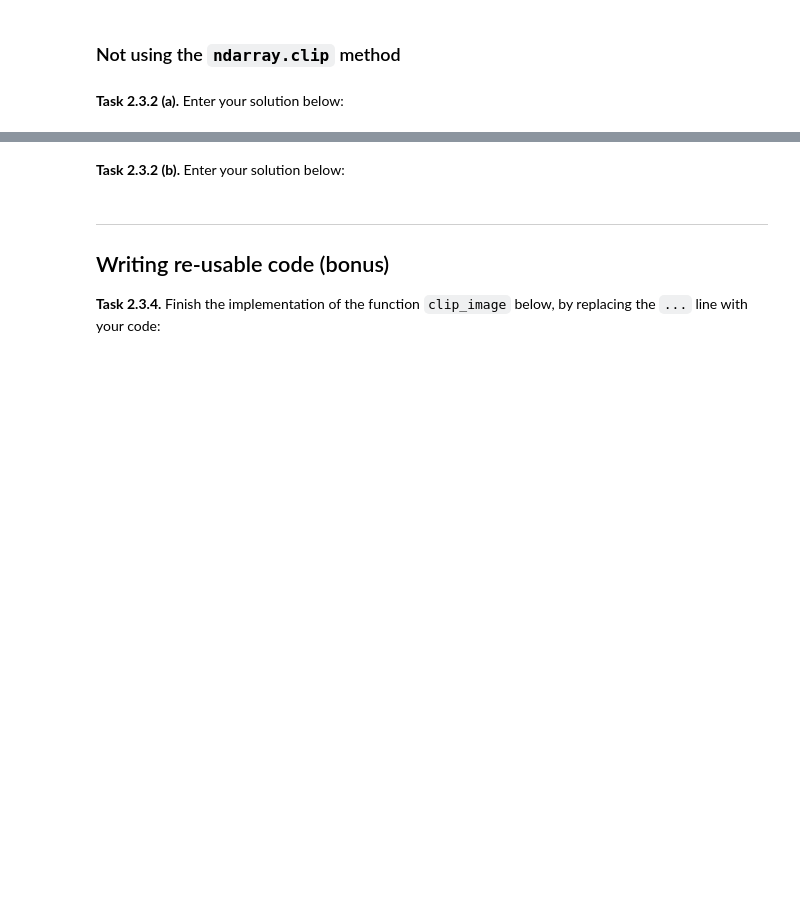
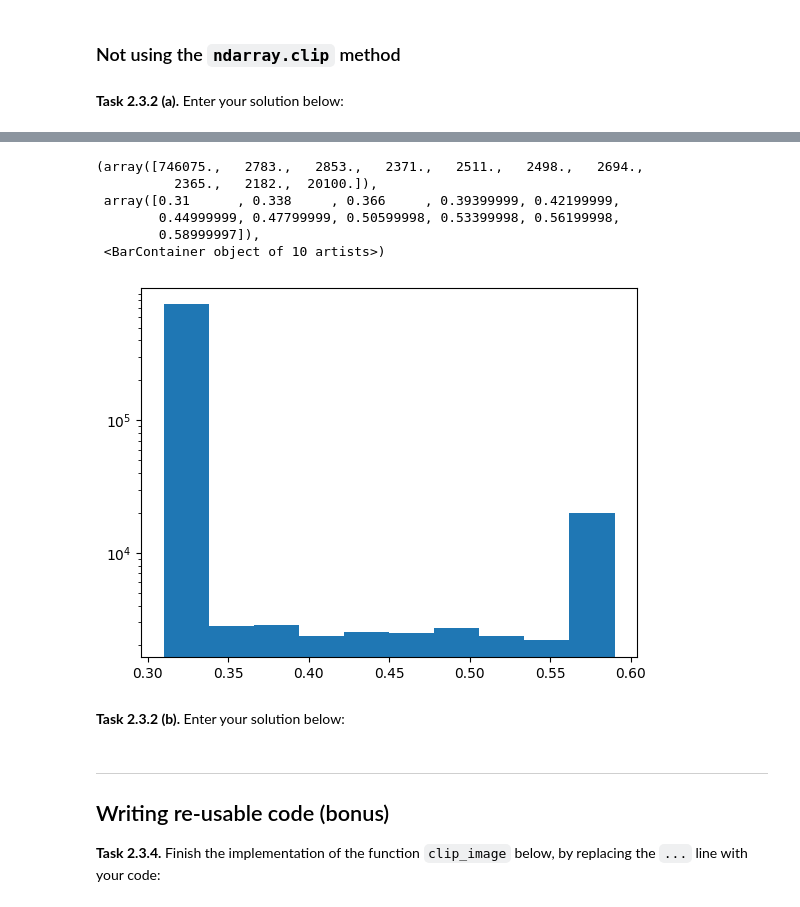
Before and after one commit to Hallo-ollaH/mobi-fs3-python, a Jupyter notebook: task2.ipynb, the cells around one changed output, grey strips where cells are left out. Saved outputs shown, nothing was run; the diff lists cells and outputs as text; code cells hidden in the pictures; blank space fills up the shorter version.

```diff
--- a/task2.ipynb
+++ b/task2.ipynb
@@ -56,3 +56,20 @@ plt.imshow(img_clip)
 ### Not using the `ndarray.clip` method
 # %% [markdown]
 **<a id="#">Task 2.3.2 (a).</a>** Enter your solution below:
+# %%
+# using two nested for-loops and if-conditions
+img.shape # (768, 1024)
+
+img1 = img
+x= 0
+y= 0
+for x in range (0,768):
+    for y in range (0, 1024):
+        if img1[x,y] < T1:
+            img1[x,y] = T1
+        if img1[x,y] > T2:
+            img1[x,y] = T2
+    y += 1
+x += 1
+
+plt.imshow(img_clip)
@@ -59,2 +79,12 @@ plt.imshow(img_clip)
+# %%
+plt.hist(img1.flatten(), log=True)
+# %% [output]
+(array([746075.,   2783.,   2853.,   2371.,   2511.,   2498.,   2694.,
+          2365.,   2182.,  20100.]),
+ array([0.31      , 0.338     , 0.366     , 0.39399999, 0.42199999,
+        0.44999999, 0.47799999, 0.50599998, 0.53399998, 0.56199998,
+        0.58999997]),
+ <BarContainer object of 10 artists>)
+[figure, added]
 # %% [markdown]
 **<a id="#">Task 2.3.2 (b).</a>** Enter your solution below:
```
Also changed, not shown: parts of 2 cells of this notebook.
